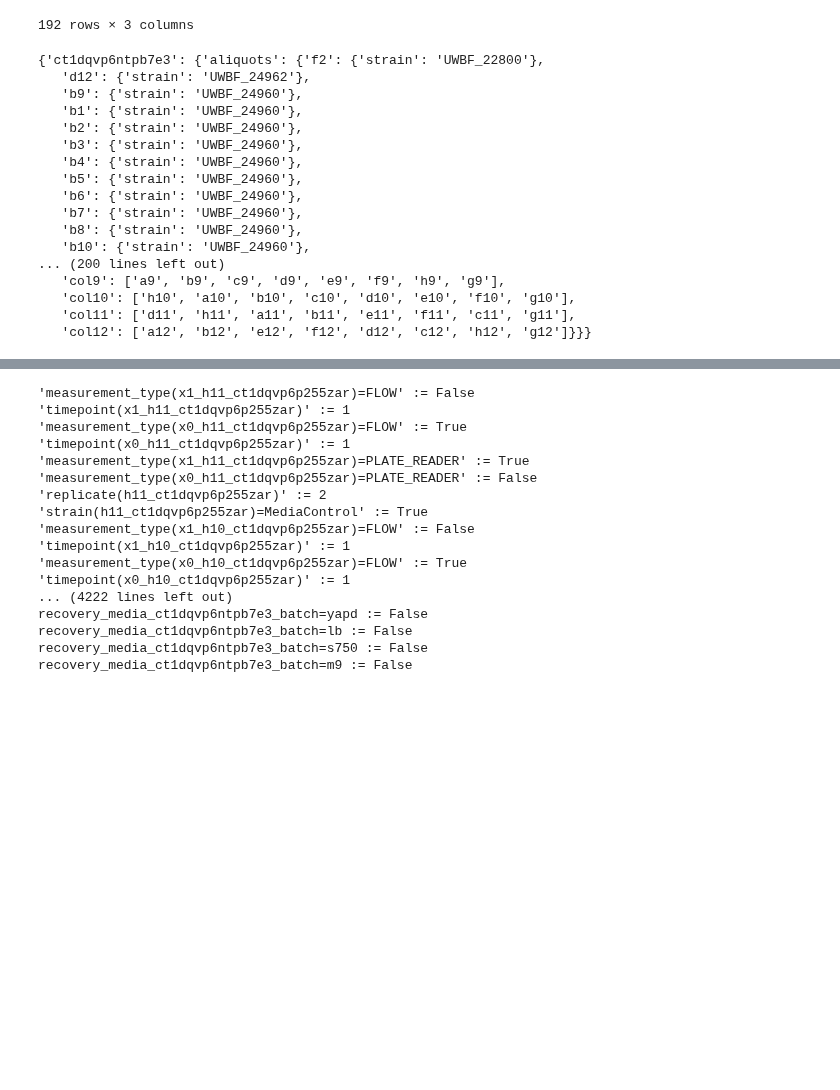
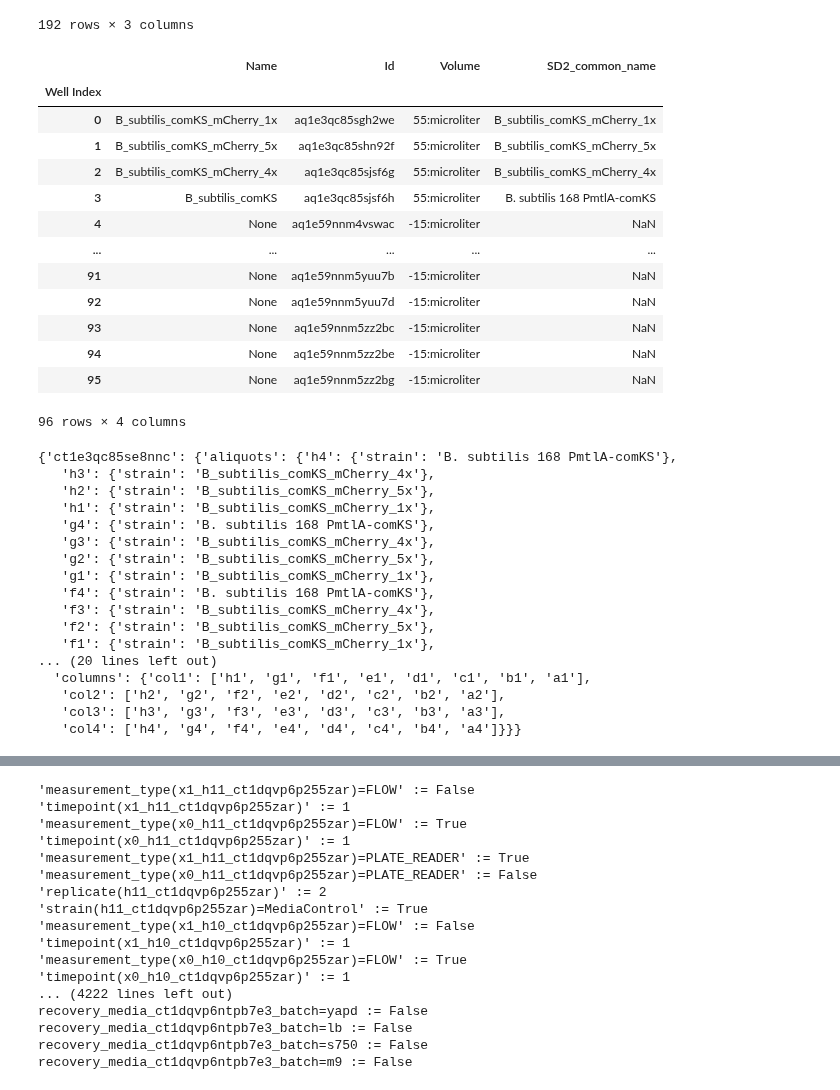
Before and after one commit to SD2E/pysd2cat, a Jupyter notebook: notebooks/scratch.ipynb, the cells around one changed output, grey strips where cells are left out. Drawn from its saved outputs; the diff is of its cells as text; code cells hidden in the pictures; blank space fills up the shorter version.

```diff
--- a/notebooks/scratch.ipynb
+++ b/notebooks/scratch.ipynb
@@ -112,32 +110,49 @@ df[['aliquot', 'container', 'strain']].sort_values(by=['container', 'aliquot', '
 | 1719 | h9 | ct1dqvp6p255zar | UWBF_24960 |
 192 rows × 3 columns
 # %%
-container_string = ['ct1dqvp6ntpb7e3', 'ct1dqvp6p255zar'] #['ct1dqvp6p255zar'] #'422936' #
+container_string = ['ct1e3qc85se8nnc']# ['ct1dqvp6ntpb7e3', 'ct1dqvp6p255zar'] #['ct1dqvp6p255zar'] #'422936' #
 #results = transcriptic.api.inventory(container_string)
 #results
 containers = [ objects.Container(x) for x in container_string ]
+containers[0].aliquots
+# %% [output]
+|  | Name | Id | Volume | SD2_common_name |
+| Well Index |  |  |  |  |
+| 0 | B_subtilis_comKS_mCherry_1x | aq1e3qc85sgh2we | 55:microliter | B_subtilis_comKS_mCherry_1x |
+| 1 | B_subtilis_comKS_mCherry_5x | aq1e3qc85shn92f | 55:microliter | B_subtilis_comKS_mCherry_5x |
+| 2 | B_subtilis_comKS_mCherry_4x | aq1e3qc85sjsf6g | 55:microliter | B_subtilis_comKS_mCherry_4x |
+| 3 | B_subtilis_comKS | aq1e3qc85sjsf6h | 55:microliter | B. subtilis 168 PmtlA-comKS |
+| 4 | None | aq1e59nnm4vswac | -15:microliter | NaN |
+| ... | ... | ... | ... | ... |
+| 91 | None | aq1e59nnm5yuu7b | -15:microliter | NaN |
+| 92 | None | aq1e59nnm5yuu7d | -15:microliter | NaN |
+| 93 | None | aq1e59nnm5zz2bc | -15:microliter | NaN |
+| 94 | None | aq1e59nnm5zz2be | -15:microliter | NaN |
+| 95 | None | aq1e59nnm5zz2bg | -15:microliter | NaN |
+96 rows × 4 columns
 # %%
 
-c2ds = { container.id : cdc.container_to_dict(container) for container in containers  }
+c2ds = { container.id : cdc.container_to_dict(container, strain_name = "SD2_common_name" #, drop_nan_strain=False
+                                             ) for container in containers  }
 c2ds
 # %% [output]
-{'ct1dqvp6ntpb7e3': {'aliquots': {'f2': {'strain': 'UWBF_22800'},
-   'd12': {'strain': 'UWBF_24962'},
-   'b9': {'strain': 'UWBF_24960'},
-   'b1': {'strain': 'UWBF_24960'},
-   'b2': {'strain': 'UWBF_24960'},
-   'b3': {'strain': 'UWBF_24960'},
-   'b4': {'strain': 'UWBF_24960'},
-   'b5': {'strain': 'UWBF_24960'},
-   'b6': {'strain': 'UWBF_24960'},
-   'b7': {'strain': 'UWBF_24960'},
-   'b8': {'strain': 'UWBF_24960'},
-   'b10': {'strain': 'UWBF_24960'},
-... (200 lines left out)
-   'col9': ['a9', 'b9', 'c9', 'd9', 'e9', 'f9', 'h9', 'g9'],
-   'col10': ['h10', 'a10', 'b10', 'c10', 'd10', 'e10', 'f10', 'g10'],
-   'col11': ['d11', 'h11', 'a11', 'b11', 'e11', 'f11', 'c11', 'g11'],
-   'col12': ['a12', 'b12', 'e12', 'f12', 'd12', 'c12', 'h12', 'g12']}}}
+{'ct1e3qc85se8nnc': {'aliquots': {'h4': {'strain': 'B. subtilis 168 PmtlA-comKS'},
+   'h3': {'strain': 'B_subtilis_comKS_mCherry_4x'},
+   'h2': {'strain': 'B_subtilis_comKS_mCherry_5x'},
+   'h1': {'strain': 'B_subtilis_comKS_mCherry_1x'},
+   'g4': {'strain': 'B. subtilis 168 PmtlA-comKS'},
+   'g3': {'strain': 'B_subtilis_comKS_mCherry_4x'},
+   'g2': {'strain': 'B_subtilis_comKS_mCherry_5x'},
+   'g1': {'strain': 'B_subtilis_comKS_mCherry_1x'},
+   'f4': {'strain': 'B. subtilis 168 PmtlA-comKS'},
+   'f3': {'strain': 'B_subtilis_comKS_mCherry_4x'},
+   'f2': {'strain': 'B_subtilis_comKS_mCherry_5x'},
+   'f1': {'strain': 'B_subtilis_comKS_mCherry_1x'},
+... (20 lines left out)
+  'columns': {'col1': ['h1', 'g1', 'f1', 'e1', 'd1', 'c1', 'b1', 'a1'],
+   'col2': ['h2', 'g2', 'f2', 'e2', 'd2', 'c2', 'b2', 'a2'],
+   'col3': ['h3', 'g3', 'f3', 'e3', 'd3', 'c3', 'b3', 'a3'],
+   'col4': ['h4', 'g4', 'f4', 'e4', 'd4', 'c4', 'b4', 'a4']}}}
 # %%
 timepoints = [1, 3, 6, 9, 12, 15, 18, 21, 24]
 #timepoints = [1, 3, 6, 9, 12]
```
Also changed, not shown: parts of 5 cells of this notebook, 5 other files.
